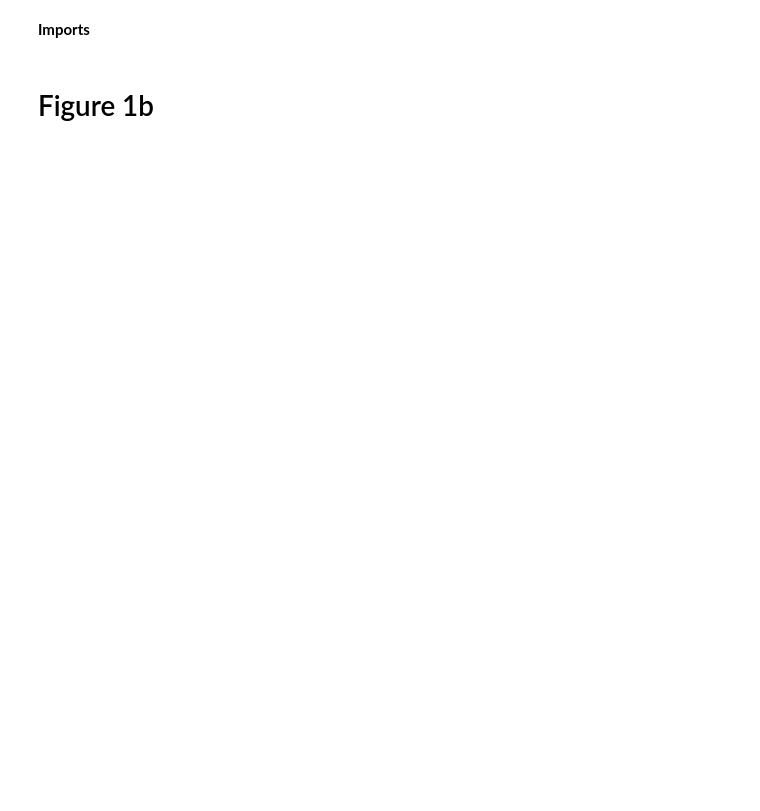
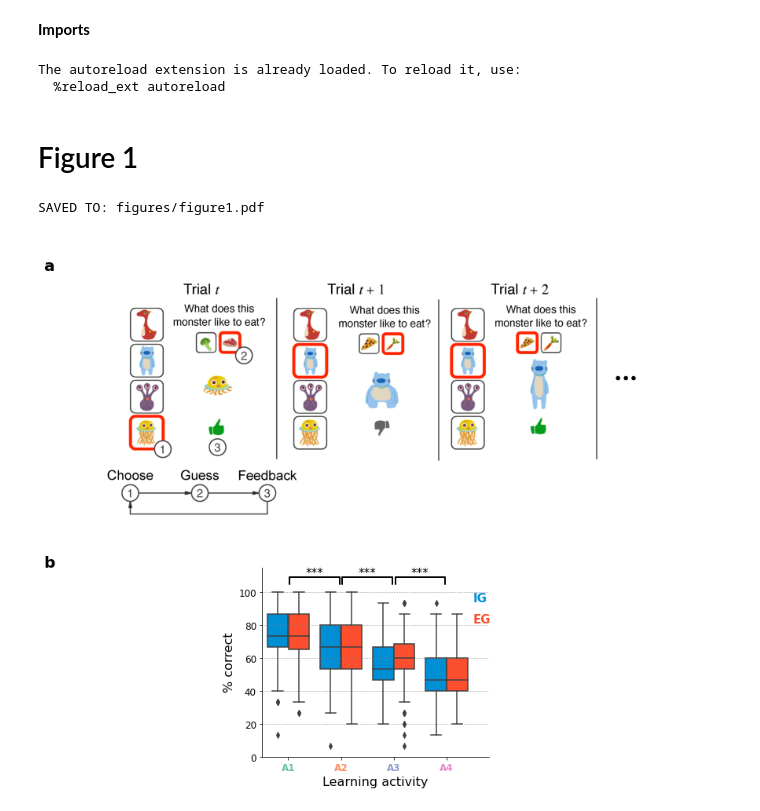
Before and after one commit to flowersteam/Humans-monitor-LP, a Jupyter notebook: prepare_figures.ipynb, the cells around one changed output. Cells and saved outputs as stored; diff of their text form; code cells hidden in the pictures; blank space fills up the shorter version.

Commit message:
Prepare figures for publication

```diff
--- a/prepare_figures.ipynb
+++ b/prepare_figures.ipynb
@@ -2,8 +2,12 @@
 **Imports**
 # %%
 %matplotlib inline
+%load_ext autoreload
+%autoreload 2
+
 import matplotlib.pyplot as plt
 from matplotlib import gridspec, lines, legend_handler
+from matplotlib.patches import Patch
 from mpl_toolkits.axes_grid1.inset_locator import inset_axes
 import seaborn as sns
 import numpy as np
@@ -13,70 +17,97 @@ from statsmodels.formula.api import ols
 from os import path
 from io import StringIO
 from IPython.display import display
-
+import PIL
+from tqdm.notebook import tqdm
 
 from python_scripts.utils import loc_utils as lut
 from python_scripts.utils import vis_utils as vut
 from python_scripts.utils.vis_utils import gcolors, glabels, fullglabels, gmarkers, colors, ncolors, tlabels
+from python_scripts.utils.model_utils import get_baseline_aic, softmax_1d
+
+plt.style.use('python_scripts/my.mplstyle')
+# %% [output]
+The autoreload extension is already loaded. To reload it, use:
+  %reload_ext autoreload
 # %% [markdown]
-# Figure 1b
+# Figure 1
 # %%
-def make_fig1b(data_path, figname, save_to='figures', save_as=''):
+def subfig_1a(ax, data_path):
+    img = PIL.Image.open(data_path)
+    img.load(scale=5)
+    ax.imshow(img)
+
+
+def subfig_1b(ax, data_path):
     # Load data
     columns = ['sid','group','trial','rpc1','rpc2','rpc3','rpc4']
     df = pd.read_csv(data_path).filter(items=columns)
-
     # Select PC values for last trial of familiarization
     df = df.loc[df.trial.eq(60), :].drop(columns='trial')
-
     # Convert to long format
     df = pd.wide_to_long(df, stubnames='rpc', i=['sid','group'], j='activity').reset_index()
     df.sort_values(by=['group','sid'], inplace=True)
-    display(df.head())
-
+#     display(df.head())
+    # Convert to percentages
     df['percent_correct'] = df.rpc * 100
-
-    fig = plt.figure(figname, figsize=[5, 5])
-
-    ax = vut.pretty(fig.add_subplot(111))
-    palet = sns.set_palette(sns.color_palette(gcolors))
+    # Plot
     sns.boxplot(x='activity', y='percent_correct', hue='group', data=df,
-                saturation=1, palette=palet, ax=ax)
-
+                saturation=1, palette=sns.set_palette(sns.color_palette(gcolors)), ax=ax)
     props = {'connectionstyle': 'bar',
              'arrowstyle': '-',
              'patchA': None, 'patchB': None,
              'shrinkA': 10, 'shrinkB': 10,
              'linewidth': 2}
     bh, pad = 100, .025
     for i in range(3):
         ax.text(x=i + .5, y=bh + 15, s='***', fontsize=15, ha='center', va='top')
         ax.annotate('', xy=(i + pad, bh), xytext=(i + 1 - pad, bh), xycoords='data',
                     ha='center', va='top', arrowprops=props)
-
     ax.set_ylim(0, 115)
     ax.set_xlim(-.5, 3.8)
-    ax.set_xlabel('Learning activity', fontsize=15)
-    ax.set_ylabel('% correct', fontsize=20)
-    ax.set_xticklabels(['A1', 'A2', 'A3', 'A4'], fontsize=15, fontweight='bold')
+    ax.set_xlabel('Learning activity')
+    ax.set_ylabel('% correct')
+    ax.set_xticklabels(['A1', 'A2', 'A3', 'A4'], fontweight='bold')
     for xt, c in zip(ax.get_xticklabels(), colors):
         xt.set_color(c)
-
+    # Add legend
     ax.legend_.remove()
     ax.text(3.5, 100, glabels[0], va='top', ha='left',
             fontsize=15, fontweight='bold', color=gcolors[0])
     ax.text(3.5, 80, glabels[1], va='bottom', ha='left',
             fontsize=15, fontweight='bold', color=gcolors[1])
 
+
+def make_fig1(figname, save_to, save_as=''):
+    fig = plt.figure(figname, figsize=[11, 10])
+    gs = fig.add_gridspec(ncols=4, nrows=2,
+                          width_ratios=[.1,1,2,1],
+                          height_ratios=[2, 1.2])
+
+    # Subplot (a)
+    vut.add_subplot_label(x=0, y=.9, label='a', size=20, ax=fig.add_subplot(gs[0, 0]))
+    ax_a = fig.add_subplot(gs[0, 1:])
+    vut.ghostify(ax_a)
+    subfig_1a(ax_a, 'images/fig1a.eps')
+
+    # Subplot (b)
+    vut.add_subplot_label(x=0, y=1, label='b', size=20, ax=fig.add_subplot(gs[1, 0]))
+    ax_b = vut.pretty(fig.add_subplot(gs[1, 2]), 'y')
+    subfig_1b(ax_b, 'data/heuristics_data.csv')
+
+    # Save figure
     fig.tight_layout()
+    fig.subplots_adjust(hspace=.05)
     if save_as:
-        vut.save_it(fig, save_to, figname, save_as=save_as)
+        vut.save_it(fig, save_to, figname=figname, save_as=save_as, compress=False, dpi=150)
 
 
-make_fig1b(
-    data_path='data/heuristics_data.csv',
-    figname='figure1b',
+make_fig1(
+    figname='figure1',
     save_to='figures',
-    save_as='png' # File format (png, jpeg, svg, ...)
+    save_as='pdf' # File format (png, jpeg, svg, ...)
 )
+# %% [output]
+SAVED TO: figures/figure1.pdf
+[figure, added]
 # %% [markdown]
```
Also changed, not shown: parts of 16 cells of this notebook, 2 other files.
